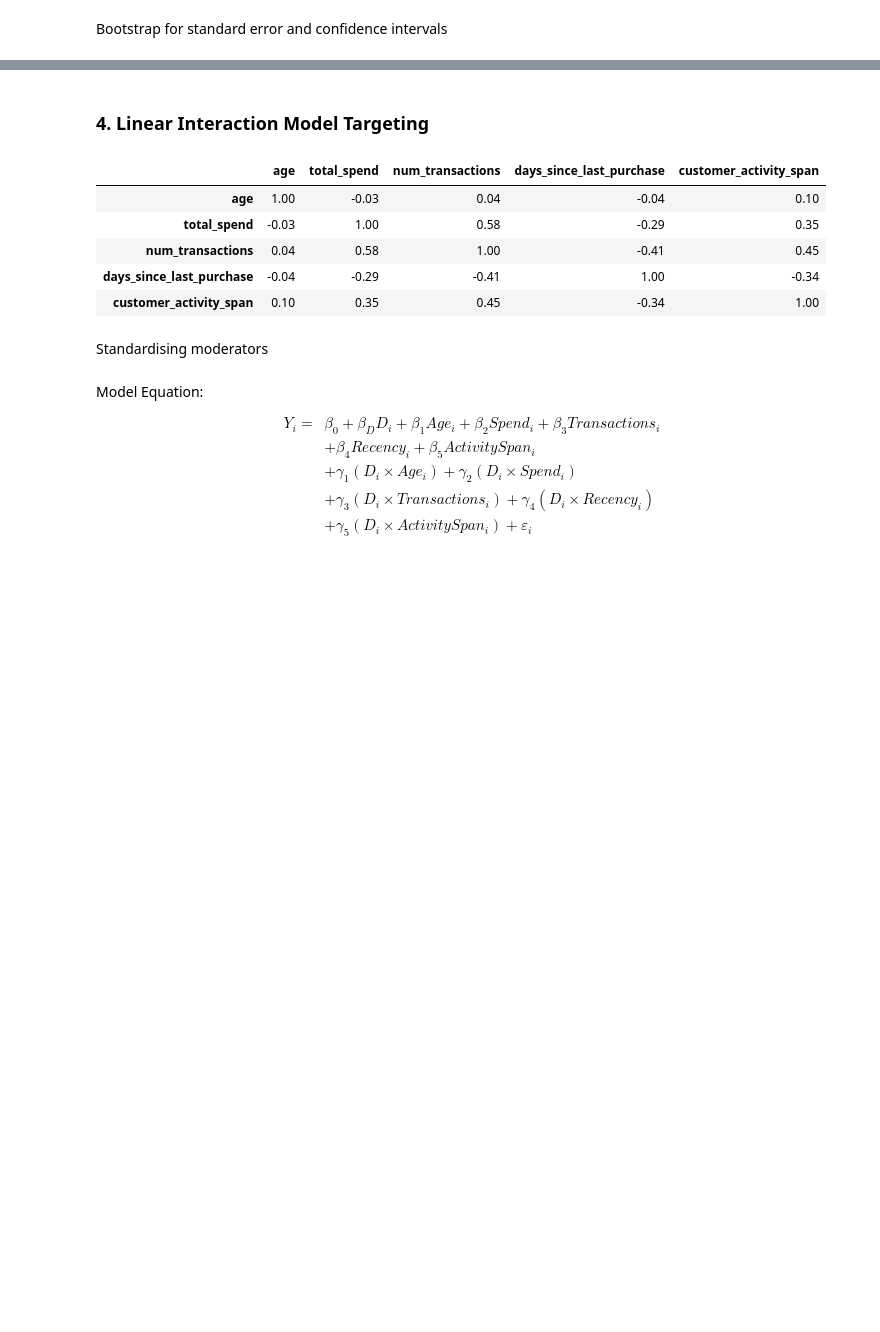
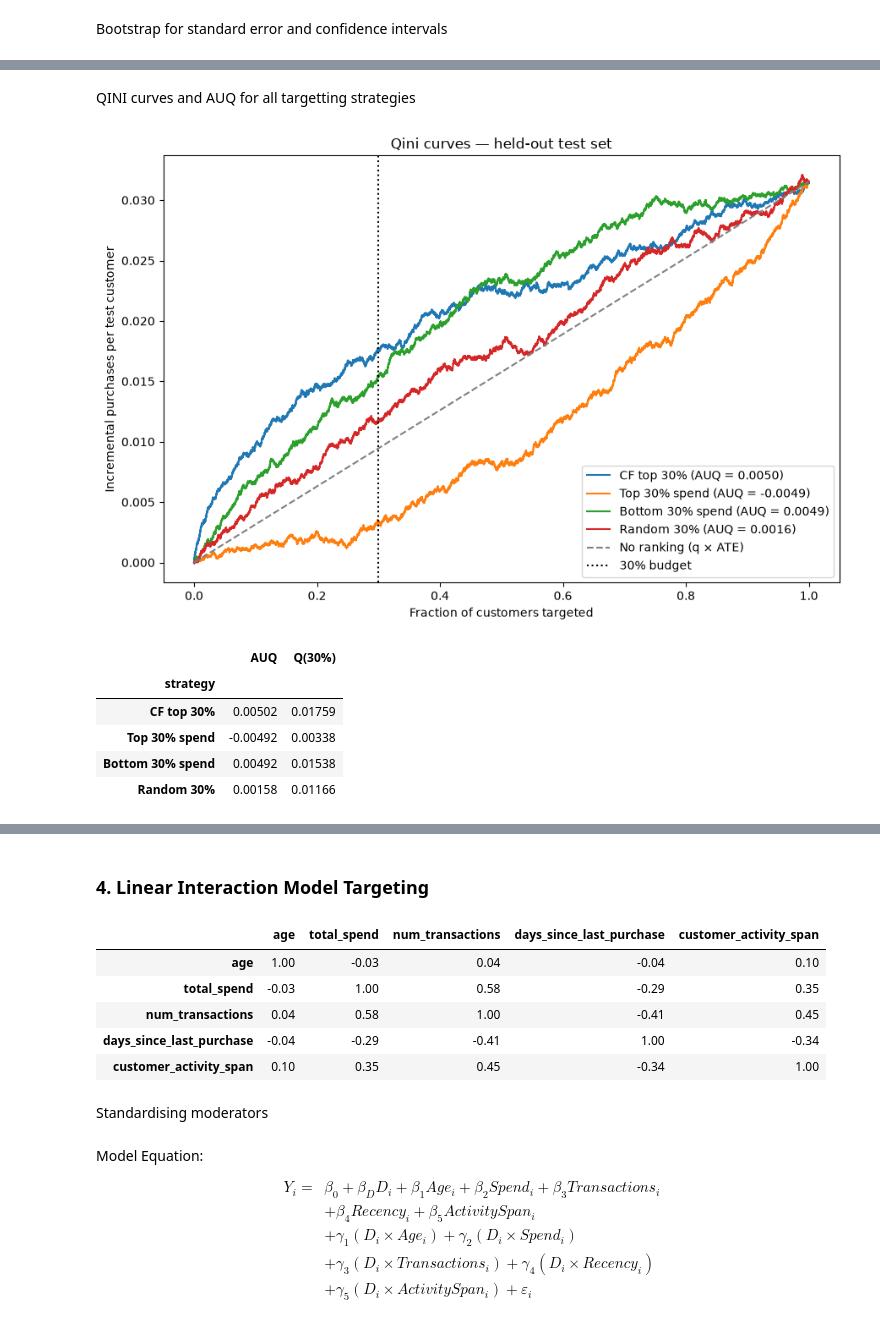
Before and after one commit to shannon-kwok/DSE4101-CausalForest-Grp2, a Jupyter notebook: notebooks/cf_targeting.ipynb, the cells around one changed output, grey strips where cells are left out. Saved outputs shown, nothing was run; the diff lists cells and outputs as text; code cells hidden in the pictures; blank space fills up the shorter version.

```diff
--- a/notebooks/cf_targeting.ipynb
+++ b/notebooks/cf_targeting.ipynb
@@ -259,0 +252,25 @@ Saved to /Users/edenaong/Downloads/Y4S1/DSE4101/DSE4101-CausalForest-Grp2/data/o
+# %%
+policy_scores = {
+    "CF top 30%": tau_hat,
+    **spend_scores,
+    "Random 30%": random_score,
+}
+
+orders = {
+    "CF top 30%": rank_order(tau_hat, rng),
+    **spend_orders,
+    "Random 30%": random_order,
+}
+policy_table = pd.concat([
+    pd.DataFrame([{
+        "strategy": "CF top 30%",
+        "n_targeted": k,
+        "share_targeted": k / n,
+        "Q(30%)": gamma[orders["CF top 30%"][:k]].sum() / n,
+        "uplift_per_targeted": gamma[orders["CF top 30%"][:k]].mean(),
+        "incremental_purchases_test": gamma[orders["CF top 30%"][:k]].sum(),
+    }]).set_index("strategy"),
+    spend_table,
+    random_table,
+])
+display(policy_table.round(4))
@@ -259,0 +284,29 @@ Saved to /Users/edenaong/Downloads/Y4S1/DSE4101/DSE4101-CausalForest-Grp2/data/o
+# %% [markdown]
+QINI curves and AUQ for all targetting strategies
+# %%
+q = np.arange(1, n + 1) / n
+fig, ax = plt.subplots(figsize=(9, 6))
+qini_rows = []
+for name, idx_order in orders.items():
+    Q = np.cumsum(gamma[idx_order]) / n
+    auq_est = np.mean(Q - q * gamma.mean())
+    qini_rows.append({"strategy": name, "AUQ": auq_est,
+                      "Q(30%)": gamma[idx_order[:k]].sum() / n})
+    ax.plot(q, Q, label=f"{name} (AUQ = {auq_est:.4f})")
+ax.plot([0, 1], [0, gamma.mean()], "--", color="gray", label="No ranking (q × ATE)")
+ax.axvline(BUDGET, linestyle=":", color="black", label="30% budget")
+ax.set(xlabel="Fraction of customers targeted", ylabel="Incremental purchases per test customer",
+       title="Qini curves — held-out test set")
+ax.legend()
+plt.tight_layout()
+plt.show()
+qini_table = pd.DataFrame(qini_rows).set_index("strategy")
+display(qini_table.round(5))
+# %% [output]
+[figure, added]
+|  | AUQ | Q(30%) |
+| strategy |  |  |
+| CF top 30% | 0.00502 | 0.01759 |
+| Top 30% spend | -0.00492 | 0.00338 |
+| Bottom 30% spend | 0.00492 | 0.01538 |
+| Random 30% | 0.00158 | 0.01166 |
```
Also changed, not shown: parts of 18 cells of this notebook, 4 other files.
